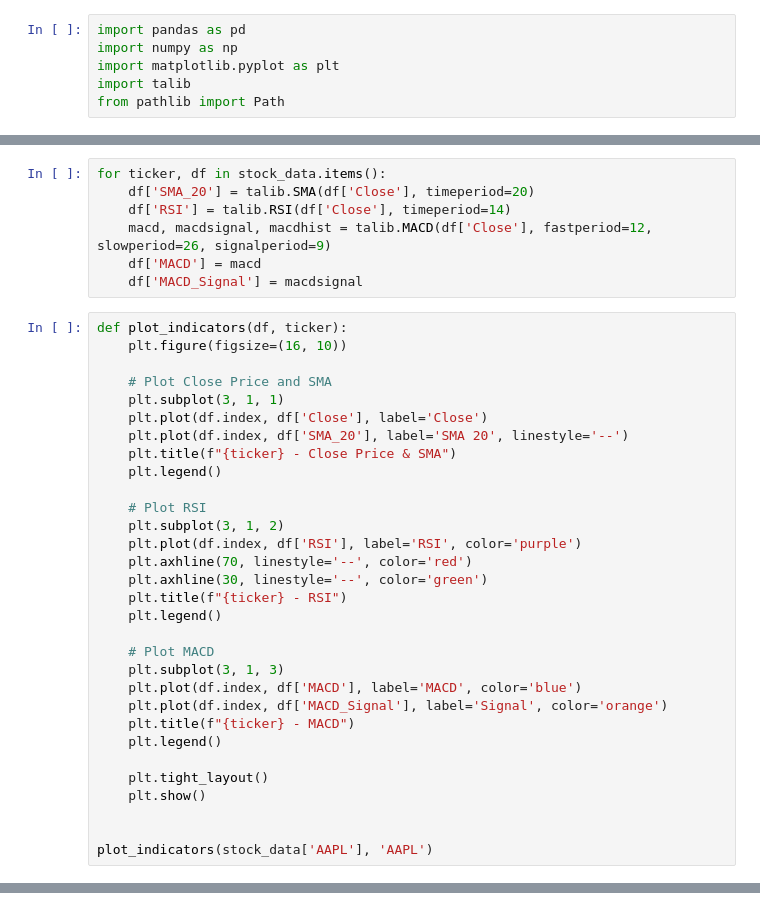
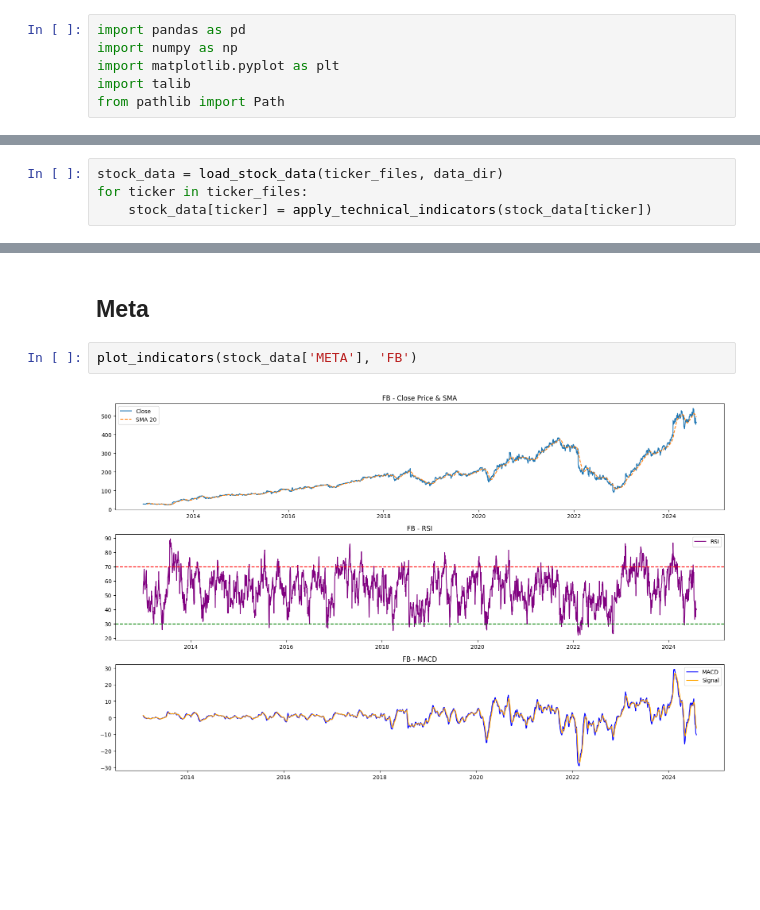
Before and after one commit to dagmaros27/Financial-news-sentiment-analysis, a Jupyter notebook: notebooks/financial_data_quantitative_analysis.ipynb, the cells around one changed output, grey strips where cells are left out. Drawn from its saved outputs; the diff is of its cells as text; blank space fills up the shorter version.

```diff
--- a/notebooks/financial_data_quantitative_analysis.ipynb
+++ b/notebooks/financial_data_quantitative_analysis.ipynb
@@ -19,38 +60,4 @@ for ticker in tickers_path:
-# %%
-for ticker, df in stock_data.items():
-    df['SMA_20'] = talib.SMA(df['Close'], timeperiod=20)
-    df['RSI'] = talib.RSI(df['Close'], timeperiod=14)
-    macd, macdsignal, macdhist = talib.MACD(df['Close'], fastperiod=12, slowperiod=26, signalperiod=9)
-    df['MACD'] = macd
-    df['MACD_Signal'] = macdsignal
 # %%
-def plot_indicators(df, ticker):
-    plt.figure(figsize=(16, 10))
-
-    # Plot Close Price and SMA
-    plt.subplot(3, 1, 1)
-    plt.plot(df.index, df['Close'], label='Close')
-    plt.plot(df.index, df['SMA_20'], label='SMA 20', linestyle='--')
-    plt.title(f"{ticker} - Close Price & SMA")
-    plt.legend()
-
-    # Plot RSI
-    plt.subplot(3, 1, 2)
-    plt.plot(df.index, df['RSI'], label='RSI', color='purple')
-    plt.axhline(70, linestyle='--', color='red')
-    plt.axhline(30, linestyle='--', color='green')
-    plt.title(f"{ticker} - RSI")
-    plt.legend()
-
-    # Plot MACD
-    plt.subplot(3, 1, 3)
-    plt.plot(df.index, df['MACD'], label='MACD', color='blue')
-    plt.plot(df.index, df['MACD_Signal'], label='Signal', color='orange')
-    plt.title(f"{ticker} - MACD")
-    plt.legend()
-
-    plt.tight_layout()
-    plt.show()
-
-
-plot_indicators(stock_data['AAPL'], 'AAPL')
+stock_data = load_stock_data(ticker_files, data_dir)
+for ticker in ticker_files:
+    stock_data[ticker] = apply_technical_indicators(stock_data[ticker])
@@ -58,0 +70,6 @@ plot_indicators(stock_data['AAPL'], 'AAPL')
+# %% [markdown]
+## Meta
+# %%
+plot_indicators(stock_data['META'], 'FB')
+# %% [output]
+[figure, added]
```
Also changed, not shown: parts of 9 cells of this notebook, 1 other file.
